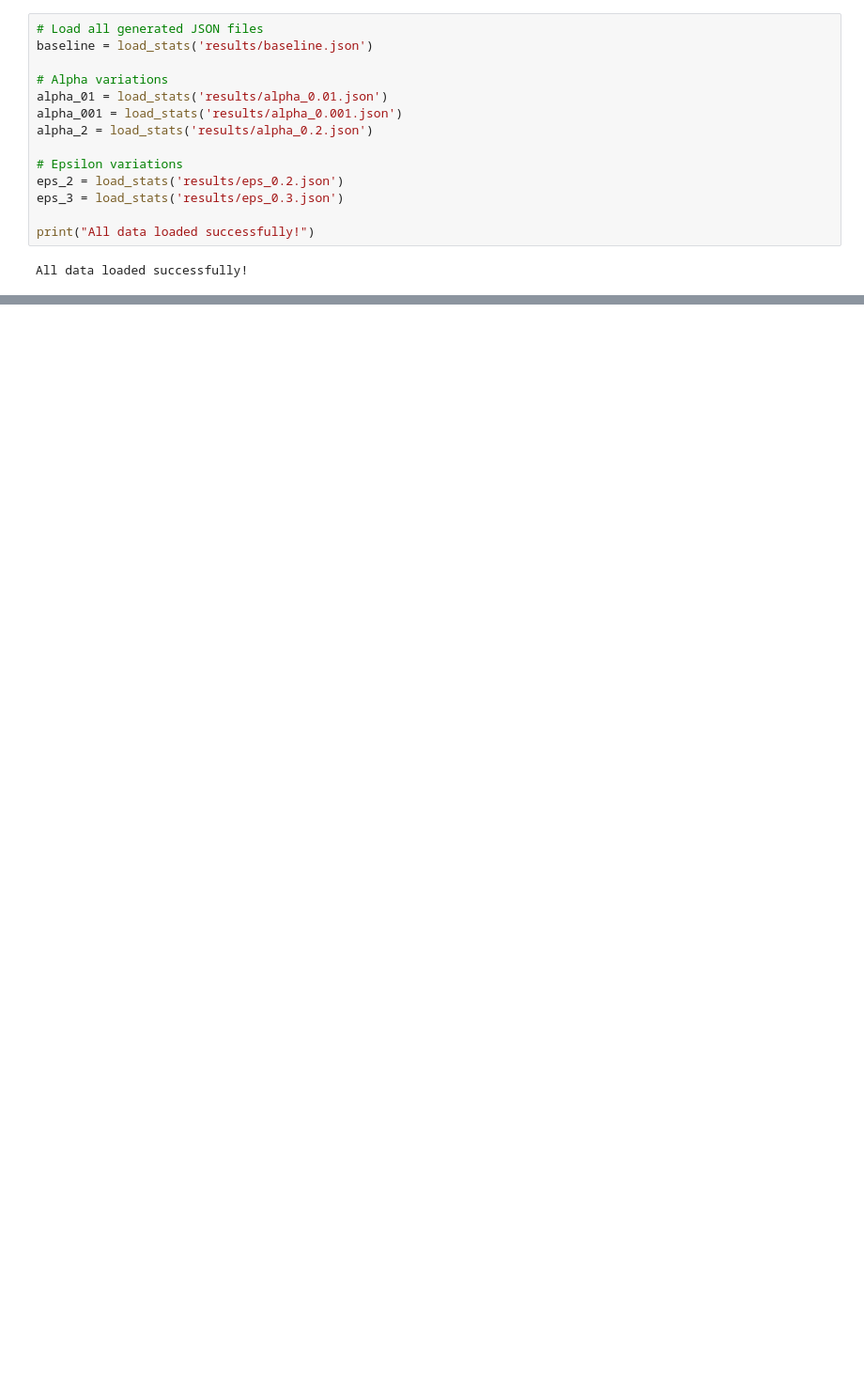
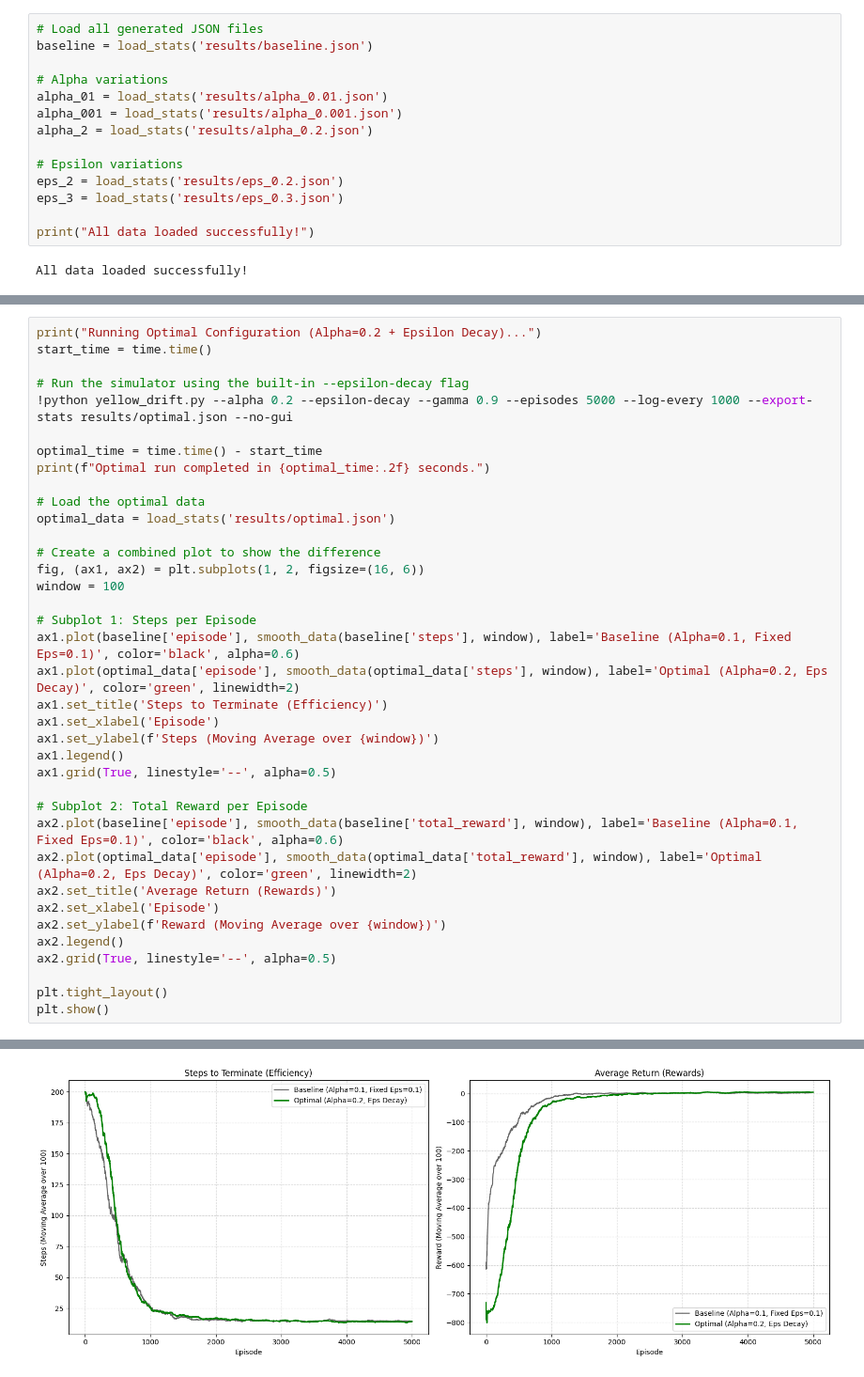
Before and after one commit to Mostafa-Allahmoradi/CSCN8020_Assignment2, a Jupyter notebook: hyperparameter_analysis.ipynb, the cells around one changed output, grey strips where cells are left out. Shown at 94% size. Saved outputs shown, nothing was run; the diff lists cells and outputs as text; blank space fills up the shorter version.

```diff
--- a/hyperparameter_analysis.ipynb
+++ b/hyperparameter_analysis.ipynb
@@ -123,0 +202,38 @@ plt.show()
+# %%
+print("Running Optimal Configuration (Alpha=0.2 + Epsilon Decay)...")
+start_time = time.time()
+
+# Run the simulator using the built-in --epsilon-decay flag
+!python yellow_drift.py --alpha 0.2 --epsilon-decay --gamma 0.9 --episodes 5000 --log-every 1000 --export-stats results/optimal.json --no-gui
+
+optimal_time = time.time() - start_time
+print(f"Optimal run completed in {optimal_time:.2f} seconds.")
+
+# Load the optimal data
+optimal_data = load_stats('results/optimal.json')
+
+# Create a combined plot to show the difference
+fig, (ax1, ax2) = plt.subplots(1, 2, figsize=(16, 6))
+window = 100
+
+# Subplot 1: Steps per Episode
+ax1.plot(baseline['episode'], smooth_data(baseline['steps'], window), label='Baseline (Alpha=0.1, Fixed Eps=0.1)', color='black', alpha=0.6)
+ax1.plot(optimal_data['episode'], smooth_data(optimal_data['steps'], window), label='Optimal (Alpha=0.2, Eps Decay)', color='green', linewidth=2)
+ax1.set_title('Steps to Terminate (Efficiency)')
+ax1.set_xlabel('Episode')
+ax1.set_ylabel(f'Steps (Moving Average over {window})')
+ax1.legend()
+ax1.grid(True, linestyle='--', alpha=0.5)
+
+# Subplot 2: Total Reward per Episode
+ax2.plot(baseline['episode'], smooth_data(baseline['total_reward'], window), label='Baseline (Alpha=0.1, Fixed Eps=0.1)', color='black', alpha=0.6)
+ax2.plot(optimal_data['episode'], smooth_data(optimal_data['total_reward'], window), label='Optimal (Alpha=0.2, Eps Decay)', color='green', linewidth=2)
+ax2.set_title('Average Return (Rewards)')
+ax2.set_xlabel('Episode')
+ax2.set_ylabel(f'Reward (Moving Average over {window})')
+ax2.legend()
+ax2.grid(True, linestyle='--', alpha=0.5)
+
+plt.tight_layout()
+plt.show()
+# %% [output]
@@ -123,0 +258 @@ plt.show()
+[figure, added]
```
Also changed, not shown: parts of 14 cells of this notebook, 14 other files.
